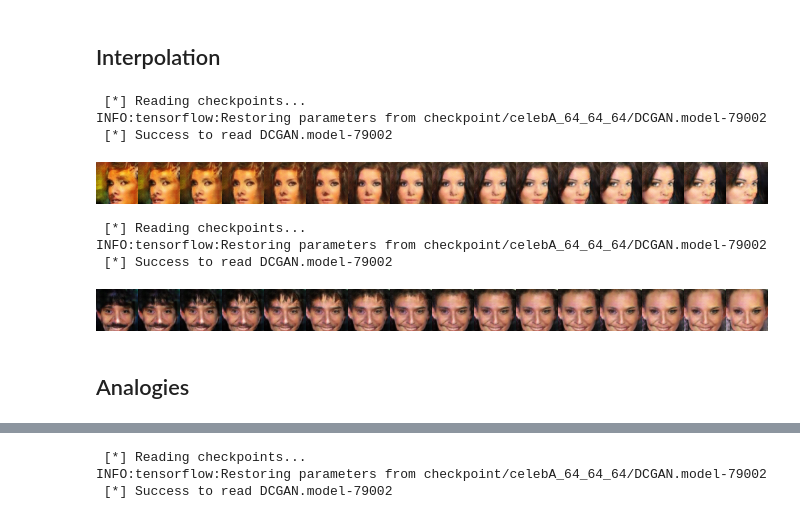
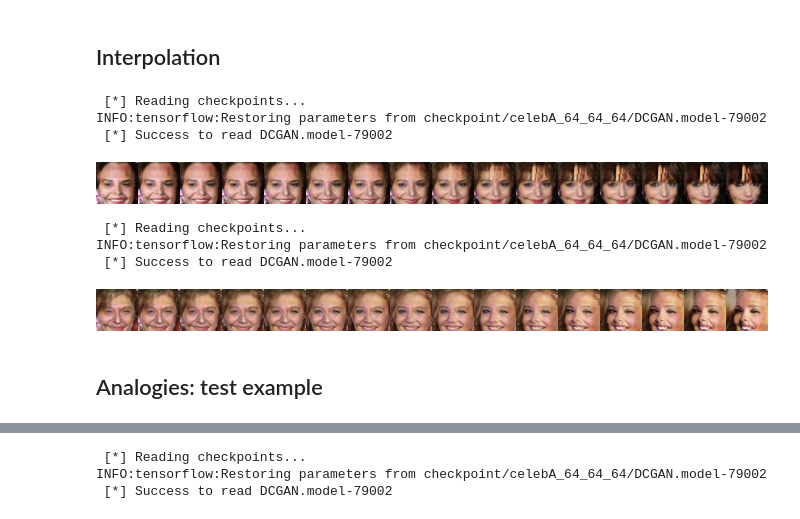
Before and after one commit to kesamet/dcgan_tensorflow, a Jupyter notebook: demo_dcgan.ipynb, the cells around one changed output, grey strips where cells are left out. Saved outputs shown, nothing was run; the diff lists cells and outputs as text; code cells hidden in the pictures.

```diff
--- a/demo_dcgan.ipynb
+++ b/demo_dcgan.ipynb
@@ -200,18 +196,18 @@ INFO:tensorflow:Restoring parameters from checkpoint/celebA_64_64_64/DCGAN.model
 # %% [markdown]
 ## Interpolation
 # %%
-interpolate_samples(z_test[img_idx(3,0)], z_test[img_idx(2,1)], 'celebA')
+interpolate_samples(z_samples[img_idx(6,0)], z_samples[img_idx(6,1)], 'celebA')
 # %% [output]
  [*] Reading checkpoints...
 INFO:tensorflow:Restoring parameters from checkpoint/celebA_64_64_64/DCGAN.model-79002
  [*] Success to read DCGAN.model-79002
-[figure, old version]
+[figure, new version]
-# %%
-interpolate_samples(z_test[img_idx(6,4)], z_test[img_idx(7,5)], 'celebA')
-# %% [output]
- [*] Reading checkpoints...
-INFO:tensorflow:Restoring parameters from checkpoint/celebA_64_64_64/DCGAN.model-79002
- [*] Success to read DCGAN.model-79002
-[figure, removed]
+# %%
+interpolate_samples(z_samples[img_idx(7,0)], z_samples[img_idx(7,1)], 'celebA')
+# %% [output]
+ [*] Reading checkpoints...
+INFO:tensorflow:Restoring parameters from checkpoint/celebA_64_64_64/DCGAN.model-79002
+ [*] Success to read DCGAN.model-79002
+[figure, added]
 # %% [markdown]
-## Analogies
+## Analogies: test example
```
Also changed, not shown: parts of 10 cells of this notebook, 7 other files.
